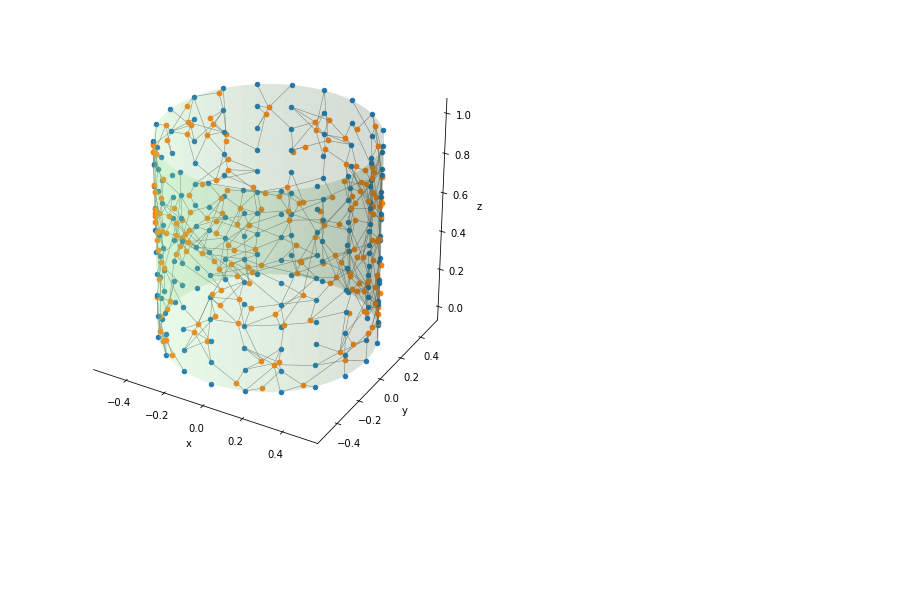
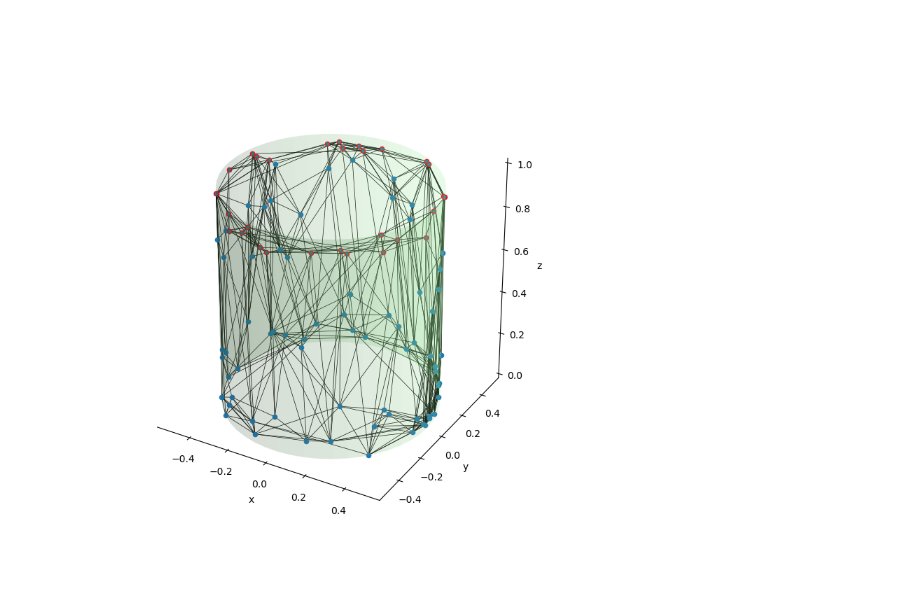
Before and after one commit to hengjiwang/hydranerv, a Jupyter notebook: hydranerv/models/network/cyl_ecto/sim_cyl_ecto_demo.ipynb, the cells around one changed output. Saved outputs shown, nothing was run; the diff lists cells and outputs as text; code cells hidden in the pictures; blank space fills up the shorter version.

```diff
--- a/hydranerv/models/network/cyl_ecto/sim_cyl_ecto_demo.ipynb
+++ b/hydranerv/models/network/cyl_ecto/sim_cyl_ecto_demo.ipynb
@@ -11,21 +11,35 @@ def plot_train(train):
     plt.plot(train)
     plt.show()
 # %%
-ntwk = CylEctoNetwork(tmax=400,
-                      num_rp=200,
-                      gc_cb=800,
+ntwk = CylEctoNetwork(tmax=1500,
+                      num_cb=100,
+                      num_rp=100,
+                      num_hyp=30,
+                      num_ped=30,
+                      gc_cb=500,
                       gc_rp=500,
-                      pm_cb=range(400),
+                      pm_cb=range(30),
                       tau_inh_cb=5,
                       tau_inh_rp=5,
-                      a_inh_cb=100,
-                      a_inh_rp=100,
-                      lambda_d=(.1, .05),
-                      seed=114514)
+                      a_inh_cb=40,
+                      a_inh_rp=40,
+                      lambda_d=(.25, .25),
+                      seed_cb=123,
+                      seed_rp=5)
+
+# modify pacemakers
+for pm in ntwk.cbnet.pacemakers:
+    neuron = ntwk.cbnet.neurons[pm]
+    neuron.k_a = 7500
+    neuron.k_e = 1000
 # %%
-ntwk.disp_network(edge_type='rp_to_cb')
+%matplotlib widget
+ntwk.disp_network(edge_type='rp_to_cb', savepath='../output/rp_to_cb.png')
+ntwk.disp_network(edge_type='cb_to_rp', savepath='../output/cb_to_rp.png')
+ntwk.disp_network(edge_type='cb', savepath='../output/cbnet.png')
+ntwk.disp_network(edge_type='rp', savepath='../output/rpnet.png')
 # %% [output]
-[figure, old version]
+[figure, new version]
 # %%
 ntwk.run()
 # %%
```
Also changed, not shown: parts of 2 cells of this notebook, 22 other files.
